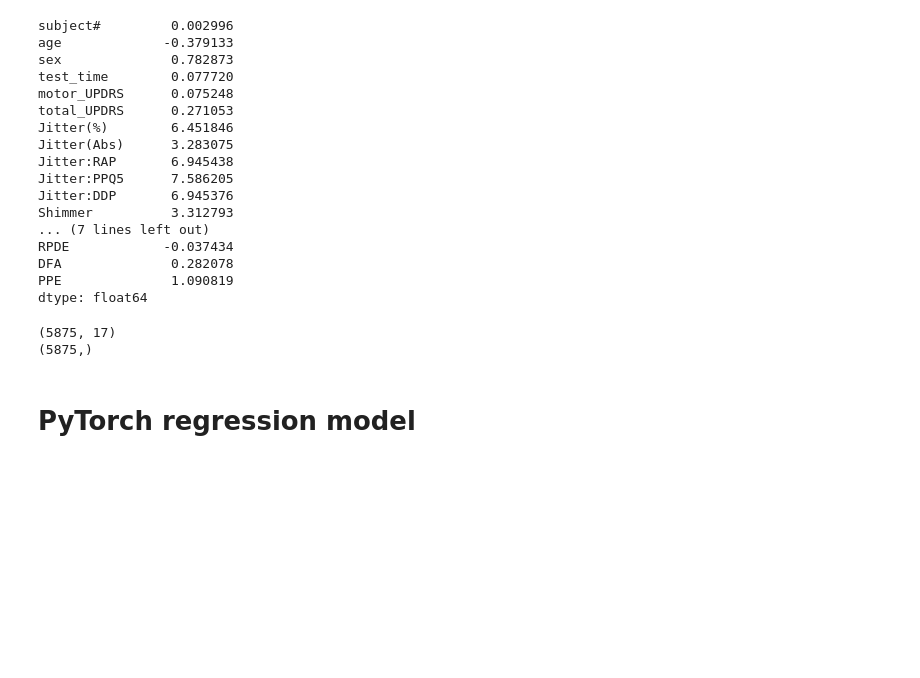
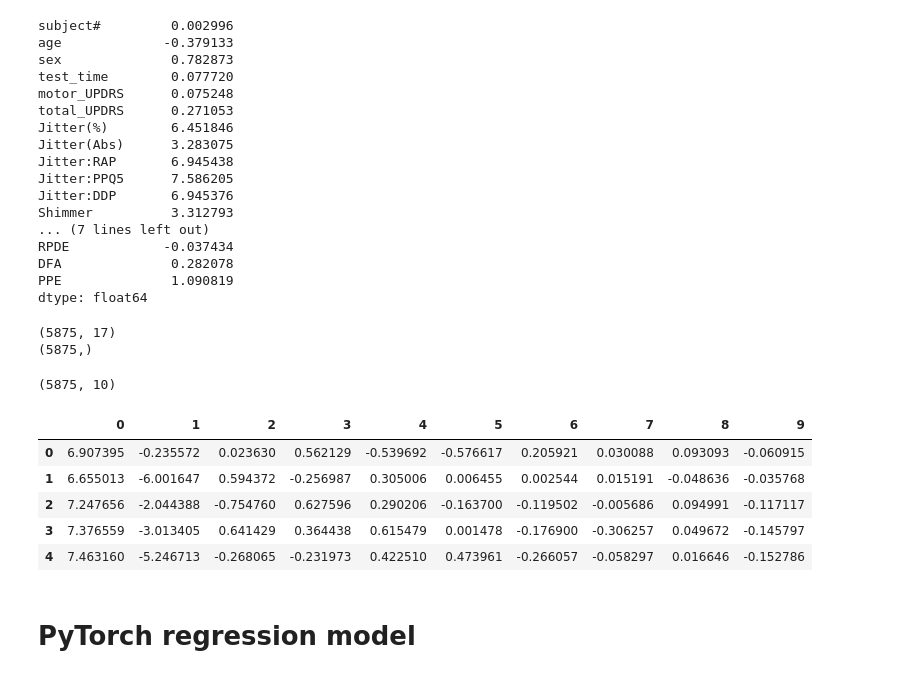
Before and after one commit to Samaresh-16/Parkinson_deepLearning, a Jupyter notebook: Codes/UPDRS.ipynb, the cells around one changed output. Saved outputs shown, nothing was run; the diff lists cells and outputs as text; code cells hidden in the pictures; blank space fills up the shorter version.

```diff
--- a/Codes/UPDRS.ipynb
+++ b/Codes/UPDRS.ipynb
@@ -159,6 +159,23 @@ print(Y2.shape)
 # %% [output]
 (5875, 17)
 (5875,)
+# %%
+from sklearn.decomposition import PCA
+pca = PCA(n_components=10)
+X2 = pca.fit_transform(X2)
+print(X2.shape)
+# %% [output]
+(5875, 10)
+# %%
+X2_df = pd.DataFrame(X2)
+X2_df.head()
+# %% [output]
+|  | 0 | 1 | 2 | 3 | 4 | 5 | 6 | 7 | 8 | 9 |
+| 0 | 6.907395 | -0.235572 | 0.023630 | 0.562129 | -0.539692 | -0.576617 | 0.205921 | 0.030088 | 0.093093 | -0.060915 |
+| 1 | 6.655013 | -6.001647 | 0.594372 | -0.256987 | 0.305006 | 0.006455 | 0.002544 | 0.015191 | -0.048636 | -0.035768 |
+| 2 | 7.247656 | -2.044388 | -0.754760 | 0.627596 | 0.290206 | -0.163700 | -0.119502 | -0.005686 | 0.094991 | -0.117117 |
+| 3 | 7.376559 | -3.013405 | 0.641429 | 0.364438 | 0.615479 | 0.001478 | -0.176900 | -0.306257 | 0.049672 | -0.145797 |
+| 4 | 7.463160 | -5.246713 | -0.268065 | -0.231973 | 0.422510 | 0.473961 | -0.266057 | -0.058297 | 0.016646 | -0.152786 |
 # %% [markdown]
 <h1><b>PyTorch regression model
 # %%
```
Also changed, not shown: parts of 3 cells of this notebook.
